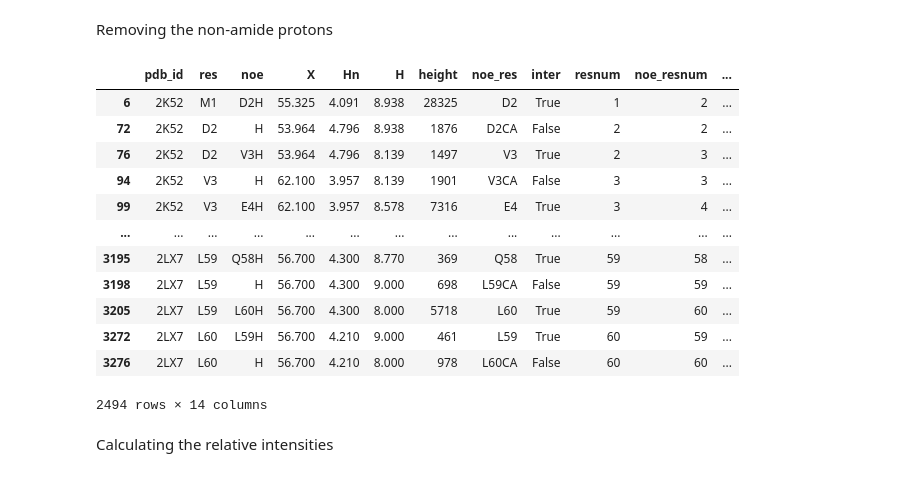
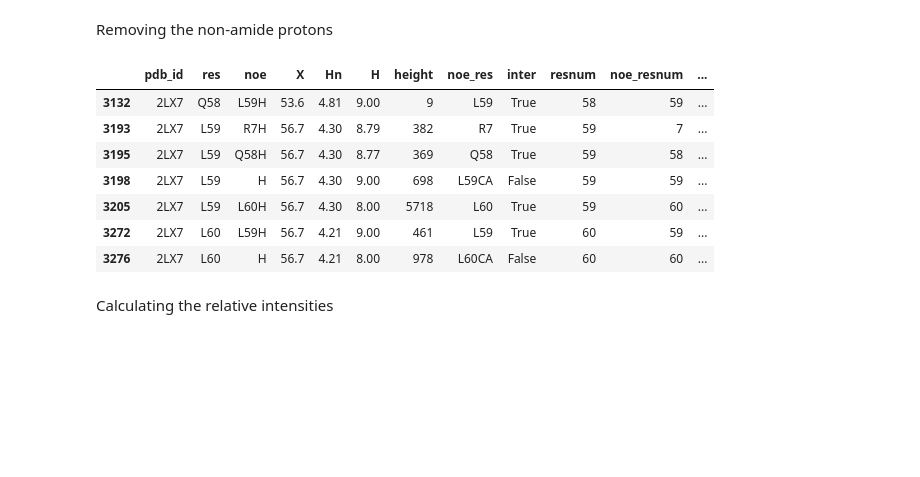
Before and after one commit to AI-ffinity/3d-noesy, a Jupyter notebook: Glycines.ipynb, the cells around one changed output. Drawn from its saved outputs; the diff is of its cells as text; code cells hidden in the pictures; blank space fills up the shorter version.

```diff
--- a/Glycines.ipynb
+++ b/Glycines.ipynb
@@ -92,21 +87,16 @@ Removing the non-amide protons
 # %%
 sc_amide_mask = df.apply(lambda row: is_sc_amide(row, aa_sidechain_protons), axis=1)
 df_hn = df[sc_amide_mask | (df.atom_type == 'H')]
-df_hn
+df_hn.tail(7)
 # %% [output]
 |  | pdb_id | res | noe | X | Hn | H | height | noe_res | inter | resnum | noe_resnum | ... |
-| 6 | 2K52 | M1 | D2H | 55.325 | 4.091 | 8.938 | 28325 | D2 | True | 1 | 2 | ... |
-| 72 | 2K52 | D2 | H | 53.964 | 4.796 | 8.938 | 1876 | D2CA | False | 2 | 2 | ... |
-| 76 | 2K52 | D2 | V3H | 53.964 | 4.796 | 8.139 | 1497 | V3 | True | 2 | 3 | ... |
-| 94 | 2K52 | V3 | H | 62.100 | 3.957 | 8.139 | 1901 | V3CA | False | 3 | 3 | ... |
-| 99 | 2K52 | V3 | E4H | 62.100 | 3.957 | 8.578 | 7316 | E4 | True | 3 | 4 | ... |
-| ... | ... | ... | ... | ... | ... | ... | ... | ... | ... | ... | ... | ... |
-| 3195 | 2LX7 | L59 | Q58H | 56.700 | 4.300 | 8.770 | 369 | Q58 | True | 59 | 58 | ... |
-| 3198 | 2LX7 | L59 | H | 56.700 | 4.300 | 9.000 | 698 | L59CA | False | 59 | 59 | ... |
-| 3205 | 2LX7 | L59 | L60H | 56.700 | 4.300 | 8.000 | 5718 | L60 | True | 59 | 60 | ... |
-| 3272 | 2LX7 | L60 | L59H | 56.700 | 4.210 | 9.000 | 461 | L59 | True | 60 | 59 | ... |
-| 3276 | 2LX7 | L60 | H | 56.700 | 4.210 | 8.000 | 978 | L60CA | False | 60 | 60 | ... |
+| 3132 | 2LX7 | Q58 | L59H | 53.6 | 4.81 | 9.00 | 9 | L59 | True | 58 | 59 | ... |
+| 3193 | 2LX7 | L59 | R7H | 56.7 | 4.30 | 8.79 | 382 | R7 | True | 59 | 7 | ... |
+| 3195 | 2LX7 | L59 | Q58H | 56.7 | 4.30 | 8.77 | 369 | Q58 | True | 59 | 58 | ... |
+| 3198 | 2LX7 | L59 | H | 56.7 | 4.30 | 9.00 | 698 | L59CA | False | 59 | 59 | ... |
+| 3205 | 2LX7 | L59 | L60H | 56.7 | 4.30 | 8.00 | 5718 | L60 | True | 59 | 60 | ... |
+| 3272 | 2LX7 | L60 | L59H | 56.7 | 4.21 | 9.00 | 461 | L59 | True | 60 | 59 | ... |
+| 3276 | 2LX7 | L60 | H | 56.7 | 4.21 | 8.00 | 978 | L60CA | False | 60 | 60 | ... |
-2494 rows × 14 columns
 # %% [markdown]
 Calculating the relative intensities
 # %%
```
Also changed, not shown: parts of 11 cells of this notebook.
